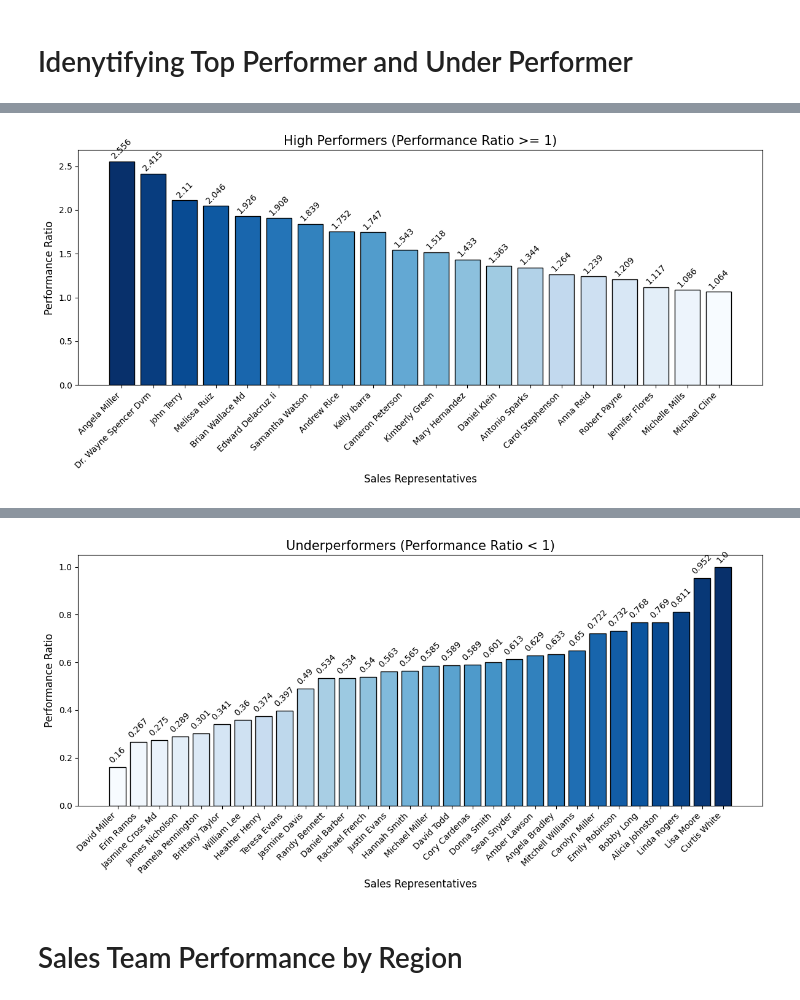
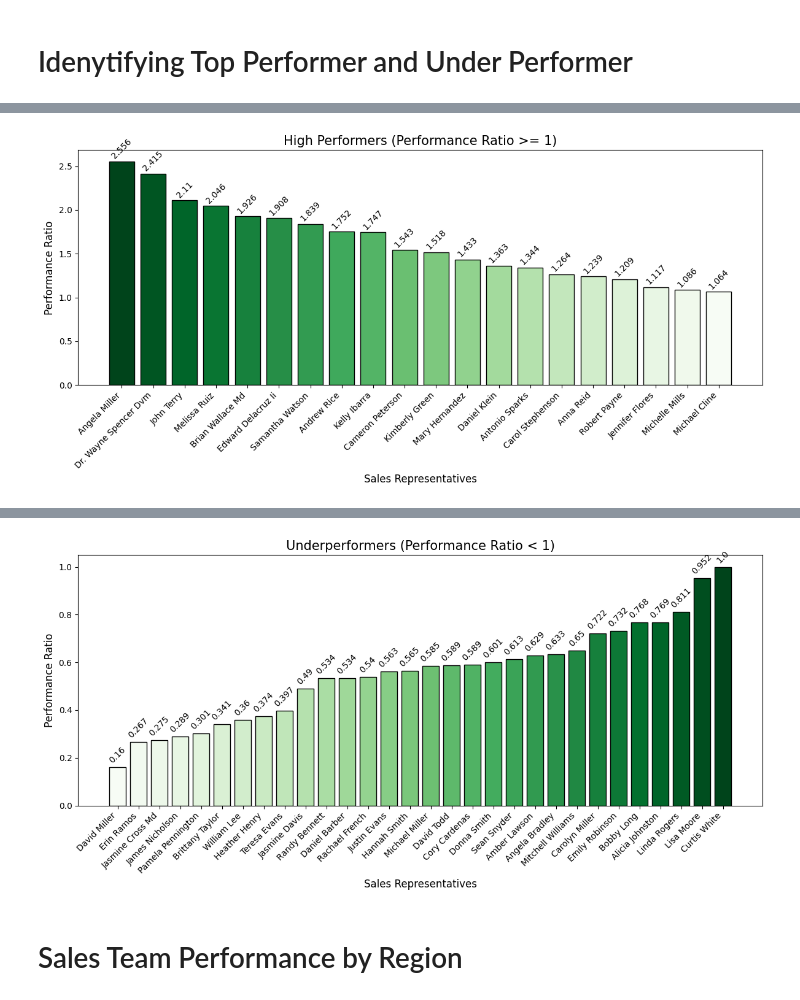
Before and after one commit to mansi-mishra0904/CRM-Data-Engineering-and-Analysis-Pipeline, a Jupyter notebook: CRM/sales_team_performance_analysis.ipynb, the cells around one changed output, grey strips where cells are left out. Saved outputs shown, nothing was run; the diff lists cells and outputs as text; code cells hidden in the pictures.

```diff
--- a/CRM/sales_team_performance_analysis.ipynb
+++ b/CRM/sales_team_performance_analysis.ipynb
@@ -19,0 +33,5 @@ warnings.filterwarnings('ignore')
+# %%
+log_file_path = 'logs/analysis.log'
+logger = initialize_logger(log_file_path)
+
+logger.info("Logger initialized with dynamic path!")
@@ -20,13 +42,9 @@ warnings.filterwarnings('ignore')
+# %%
+sales_team_file_path = "Cleaned_data/cleaned_sales_team.csv"
+sales_team_df = load_data_files(sales_team_file_path)
 # %% [markdown]
 ## Performance Ratio, Sales Percentage and Performance Status of Each Sales Representative
 # %%
-
-# Initialize Spark session
-spark = SparkSession.builder.appName("Sales Team Performance Assessment").getOrCreate()
-
-# Load the sales_team.csv file into a DataFrame
-sales_team_df = spark.read.csv("Cleaned_data/cleaned_sales_team.csv", header=True, inferSchema=True)
-
 # Calculate the Performance Ratio (Sales_Achieved / Sales_Target)
 sales_team_df = sales_team_df.withColumn("Performance_Ratio", col("Sales_Achieved") / col("Sales_Target"))
 
@@ -83,21 +103,23 @@ underperformers_df = sales_team_df.filter(col("Performance_Ratio") < 1).toPandas
 top_performers_df = top_performers_df.sort_values(by='Performance_Ratio', ascending=False)
 underperformers_df = underperformers_df.sort_values(by='Performance_Ratio', ascending=False)
 
+logger.info("High Performers (Performance Ratio >= 1)")
 plot_performers_bar_chart(
     df=top_performers_df,
     title='High Performers (Performance Ratio >= 1)',
     xlabel='Sales Representatives',
     ylabel='Performance Ratio',
-    cmap='Blues',
+    cmap='Greens',
     color_inversion=True  # Invert colors for top performers
 )
 
+logger.info("Underperformers (Performance Ratio < 1)")
 plot_performers_bar_chart(
     df=underperformers_df,
     title='Underperformers (Performance Ratio < 1)',
     xlabel='Sales Representatives',
     ylabel='Performance Ratio',
-    cmap='Blues',
+    cmap='Greens',
     color_inversion=False
 )
 # %% [output]
@@ -104 +127 @@ plot_performers_bar_chart(
-[figure, old version]
+[figure, new version]
@@ -105,4 +129,4 @@ plot_performers_bar_chart(
-[figure, old version]
+[figure, new version]
 # %% [markdown]
 # Sales Team Performance by Region
 # %%
```
Also changed, not shown: parts of 11 cells of this notebook, 3 other files.
